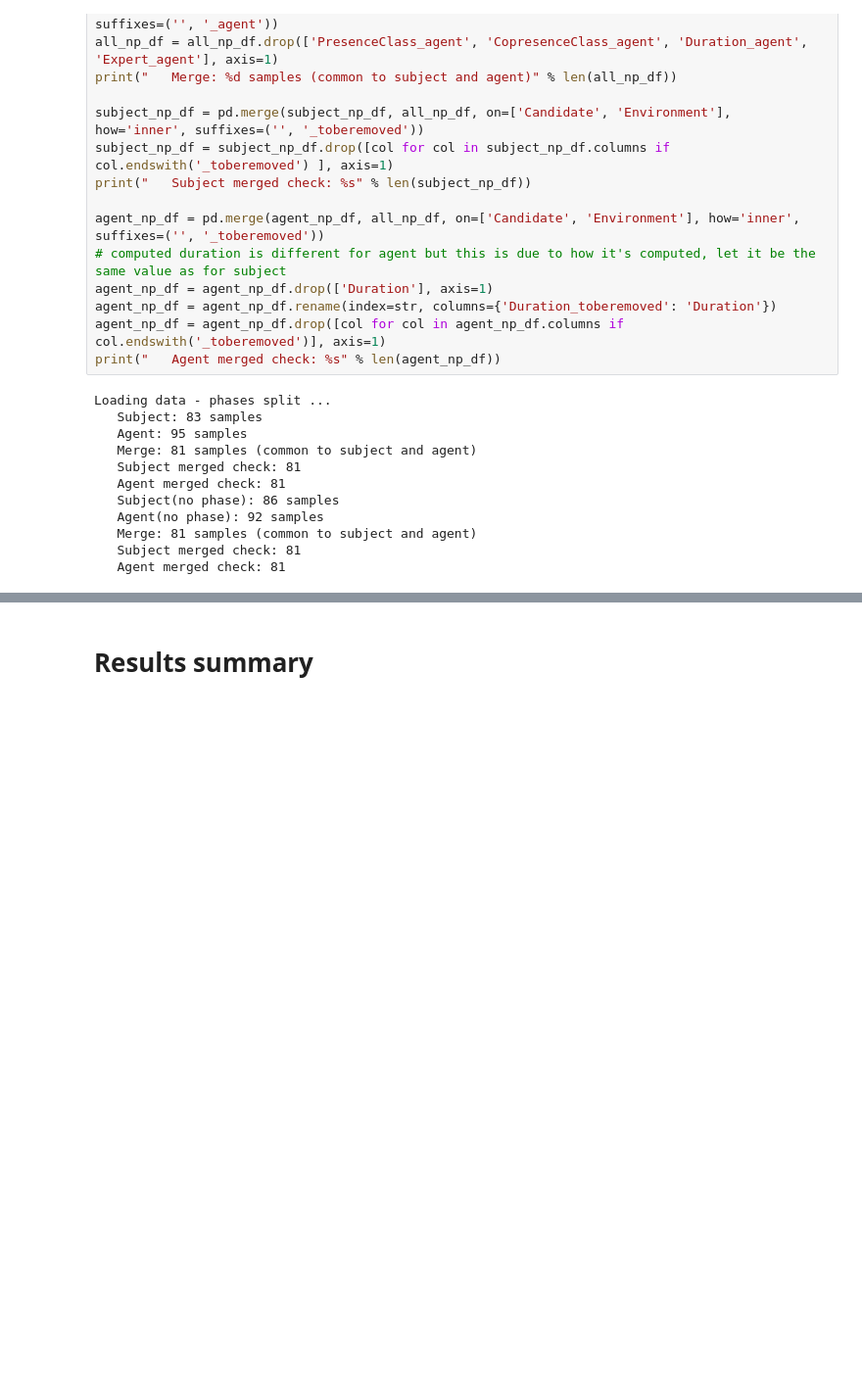
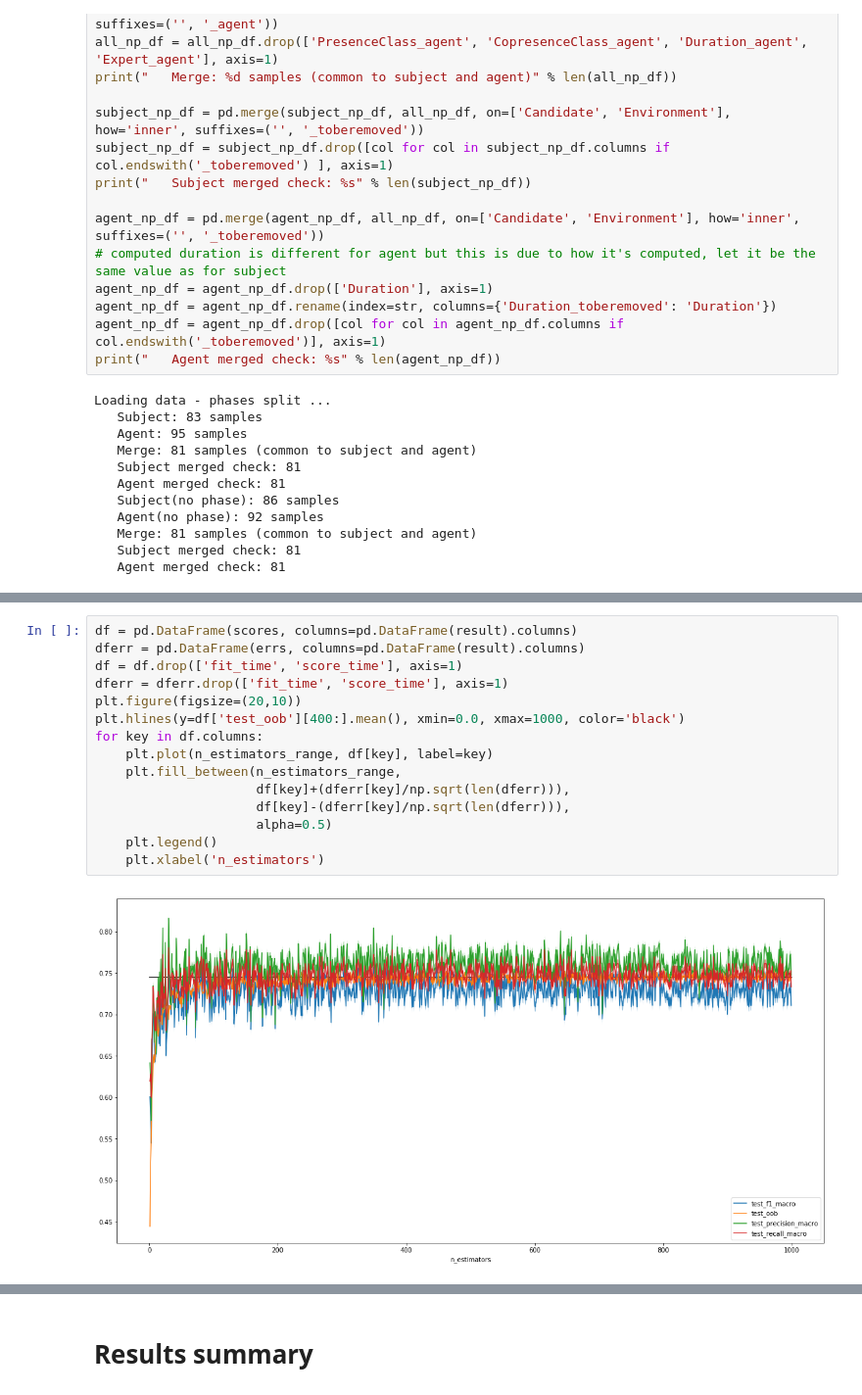
Before and after one commit to jbousque/predictionPresence, a Jupyter notebook: src/Learn.ipynb, the cells around one changed output, grey strips where cells are left out. Shown at 98% size. Cells and saved outputs as stored; diff of their text form; blank space fills up the shorter version.

```diff
--- a/src/Learn.ipynb
+++ b/src/Learn.ipynb
@@ -341,0 +422,17 @@ rdf
+# %%
+df = pd.DataFrame(scores, columns=pd.DataFrame(result).columns)
+dferr = pd.DataFrame(errs, columns=pd.DataFrame(result).columns)
+df = df.drop(['fit_time', 'score_time'], axis=1)
+dferr = dferr.drop(['fit_time', 'score_time'], axis=1)
+plt.figure(figsize=(20,10))
+plt.hlines(y=df['test_oob'][400:].mean(), xmin=0.0, xmax=1000, color='black')
+for key in df.columns:
+    plt.plot(n_estimators_range, df[key], label=key)
+    plt.fill_between(n_estimators_range,
+                     df[key]+(dferr[key]/np.sqrt(len(dferr))),
+                     df[key]-(dferr[key]/np.sqrt(len(dferr))),
+                     alpha=0.5)
+    plt.legend()
+    plt.xlabel('n_estimators')
+# %% [output]
+[figure, added]
```
Also changed, not shown: parts of 25 cells of this notebook.
